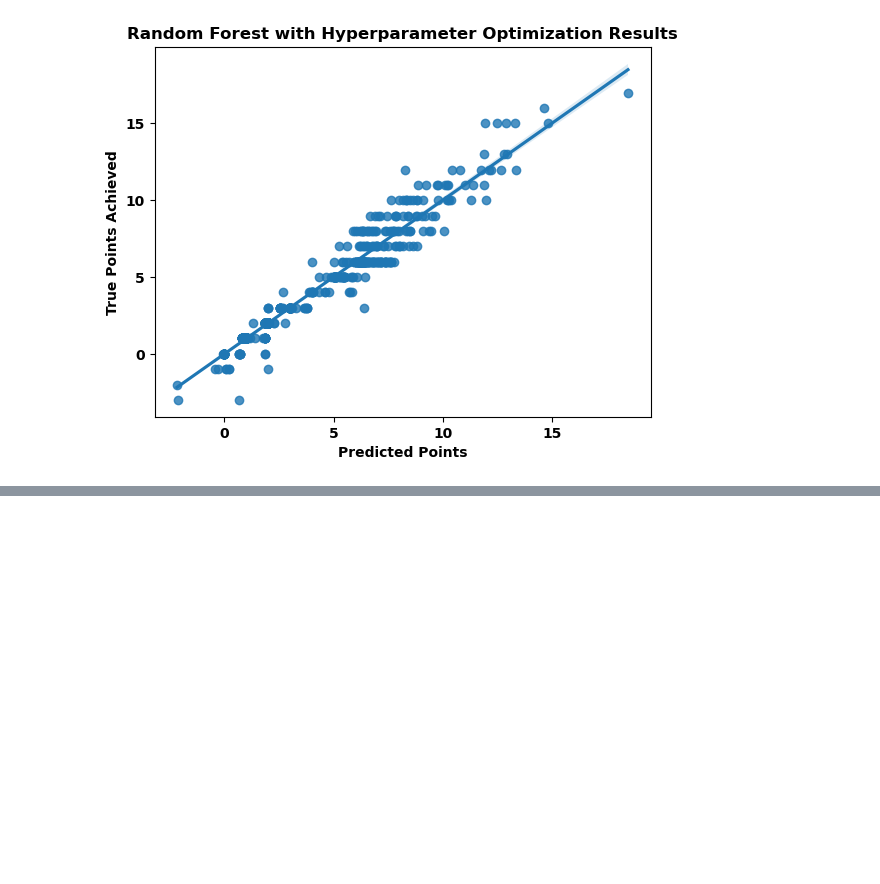
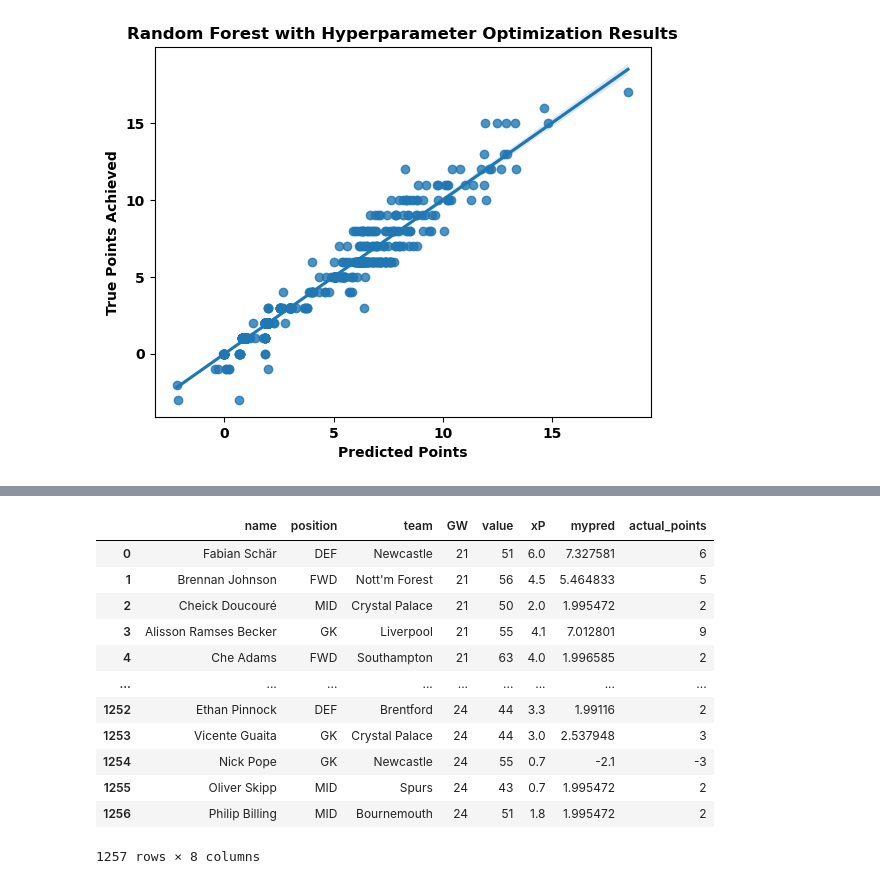
Before and after one commit to farhank-0/Fantasy-Premier-League-Optimization, a Jupyter notebook: notebooks/Modeling.ipynb, the cells around one changed output, grey strips where cells are left out. Drawn from its saved outputs; the diff is of its cells as text; code cells hidden in the pictures; blank space fills up the shorter version.

Commit message:
Compared selected teams from predicted model to FPL xP and true results.

```diff
--- a/notebooks/Modeling.ipynb
+++ b/notebooks/Modeling.ipynb
@@ -94,16 +96,16 @@ y_test Shape:(1257,)
 # %%
 # saving player names, team, xP, GW number in a list for train and test data
 
-train_names = list(n for n in X_train['name'])
-train_teams = list(t for t in X_train['team'])
-train_xP = list(x for x in X_train['xP'])
-train_GW = list(g for g in X_train['GW'])
+train_names = [n for n in X_train['name']]
+train_teams = [t for t in X_train['team']]
+train_xP = [x for x in X_train['xP']]
+train_GW = [g for g in X_train['GW']]
 
 
-test_names = list(n for n in X_test['name'])
-test_teams = list(t for t in X_test['team'])
-test_xP = list(x for x in X_test['xP'])
-test_GW = list(g for g in X_test['GW'])
+test_names = [n for n in X_test['name']]
+test_teams = [t for t in X_test['team']]
+test_xP = [x for x in X_test['xP']]
+test_GW = [g for g in X_test['GW']]
 # %%
 # Removing names from training and test data
 X_train = X_train.drop(['name', 'team', 'xP', 'GW'], axis = 1)
@@ -412,0 +426,19 @@ Now that we have our predictions on the test data,
+# %%
+# creating dataframe of predictions and true results
+mypred = RFR.predict(X_test_scaled)
+pred_df = pd.DataFrame(data = [test_names, df.loc[df['GW'] >= 21, 'position'].values, test_teams, test_GW, X_test['value'].values, test_xP, mypred, np.array(y_test)], index = ['name', 'position', 'team', 'GW', 'value', 'xP', 'mypred', 'actual_points']).T
+pred_df
+# %% [output]
+|  | name | position | team | GW | value | xP | mypred | actual_points |
+| 0 | Fabian Schär | DEF | Newcastle | 21 | 51 | 6.0 | 7.327581 | 6 |
+| 1 | Brennan Johnson | FWD | Nott'm Forest | 21 | 56 | 4.5 | 5.464833 | 5 |
+| 2 | Cheick Doucouré | MID | Crystal Palace | 21 | 50 | 2.0 | 1.995472 | 2 |
+| 3 | Alisson Ramses Becker | GK | Liverpool | 21 | 55 | 4.1 | 7.012801 | 9 |
+| 4 | Che Adams | FWD | Southampton | 21 | 63 | 4.0 | 1.996585 | 2 |
+| ... | ... | ... | ... | ... | ... | ... | ... | ... |
+| 1252 | Ethan Pinnock | DEF | Brentford | 24 | 44 | 3.3 | 1.99116 | 2 |
+| 1253 | Vicente Guaita | GK | Crystal Palace | 24 | 44 | 3.0 | 2.537948 | 3 |
+| 1254 | Nick Pope | GK | Newcastle | 24 | 55 | 0.7 | -2.1 | -3 |
+| 1255 | Oliver Skipp | MID | Spurs | 24 | 43 | 0.7 | 1.995472 | 2 |
+| 1256 | Philip Billing | MID | Bournemouth | 24 | 51 | 1.8 | 1.995472 | 2 |
+1257 rows × 8 columns
```
Also changed, not shown: parts of 44 cells of this notebook, 1 other file.
